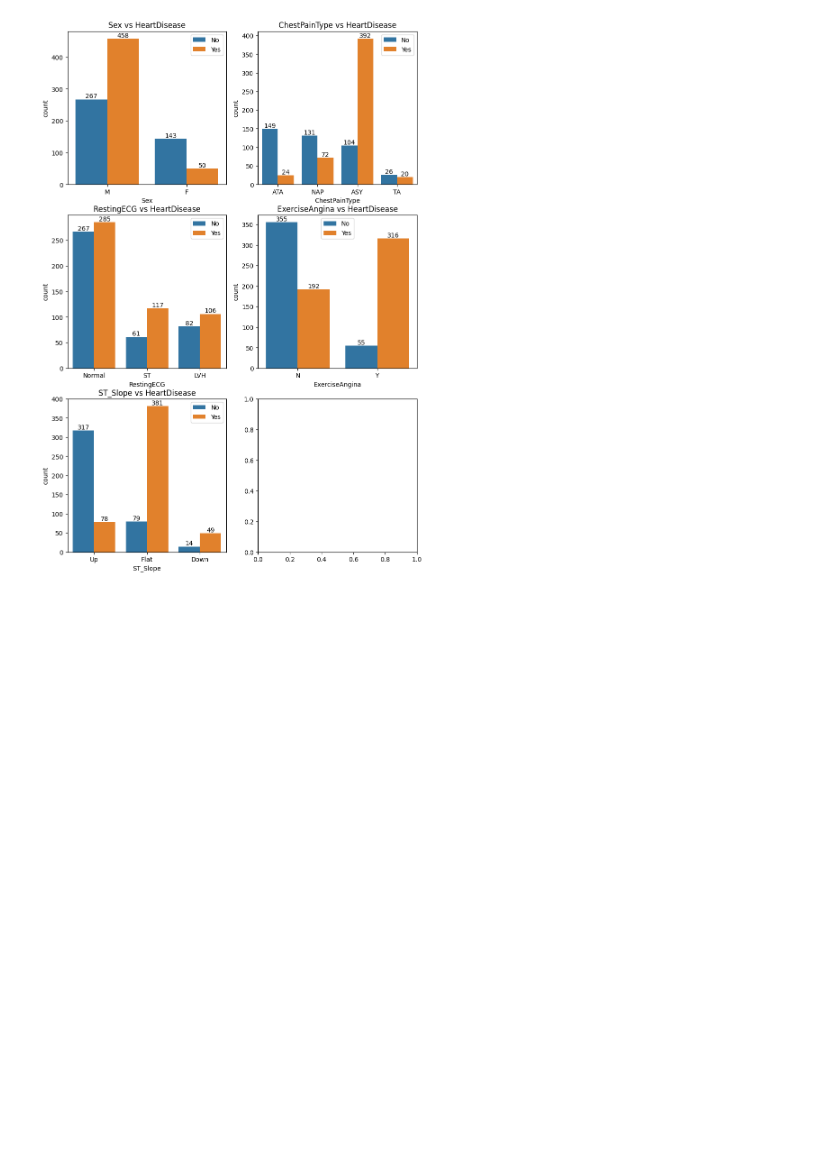
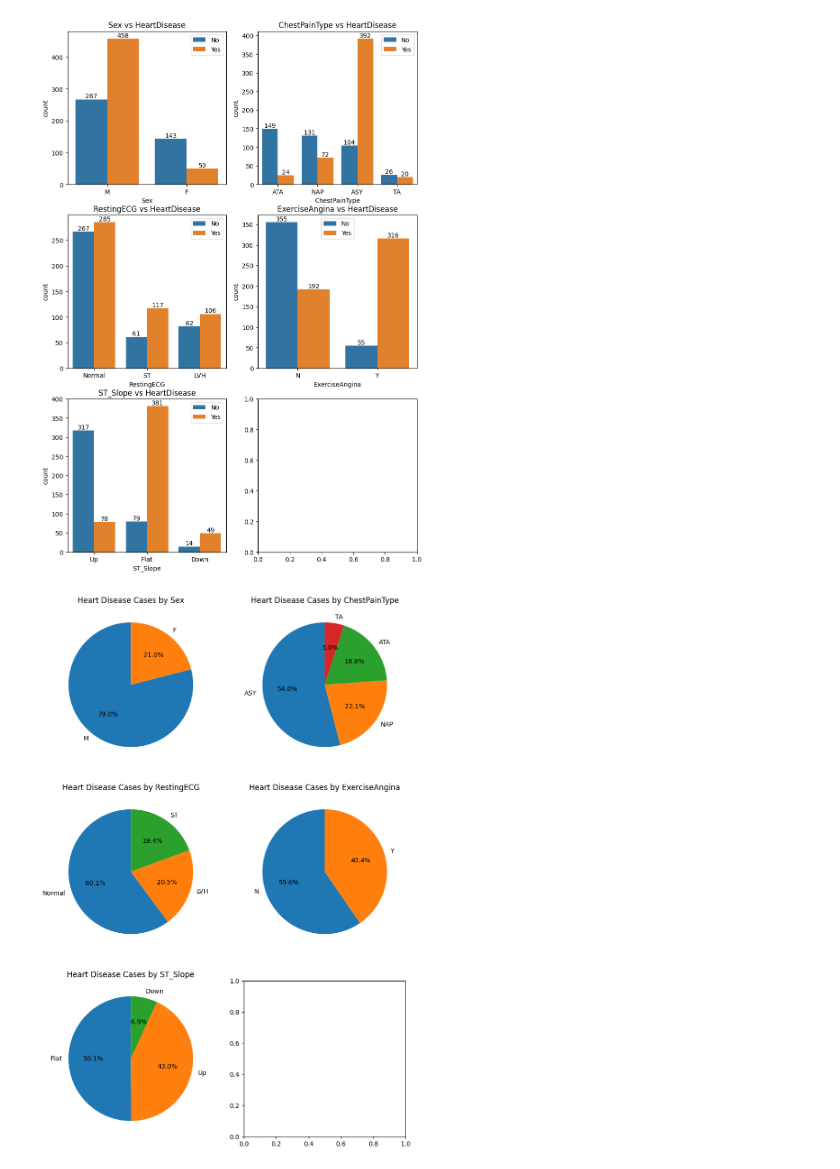
Before and after one commit to wcjona/HeartDiseaseDetection, a Jupyter notebook: data_analysis.ipynb, the cells around one changed output. Cells and saved outputs as stored; diff of their text form; code cells hidden in the pictures; blank space fills up the shorter version.

```diff
--- a/data_analysis.ipynb
+++ b/data_analysis.ipynb
@@ -50,3 +49,18 @@ for i, feature in enumerate(qualitative_features):
 plt.show()
 # %% [output]
 [figure]
+# %%
+
+fig, ax = plt.subplots(nrows=3, ncols=2, figsize=(10,15))
+ax = ax.flatten()
+
+
+for i, col in enumerate(qualitative_features):
+    counts = df[col].value_counts()
+    ax[i].set_title(f'Heart Disease Cases by {col}')
+
+    ax[i].pie(counts, labels=counts.index, autopct='%1.1f%%', startangle=90)
+
+plt.show()
+# %% [output]
+[figure, added]
```
Also changed, not shown: parts of 1 cell of this notebook, 2 other files.
